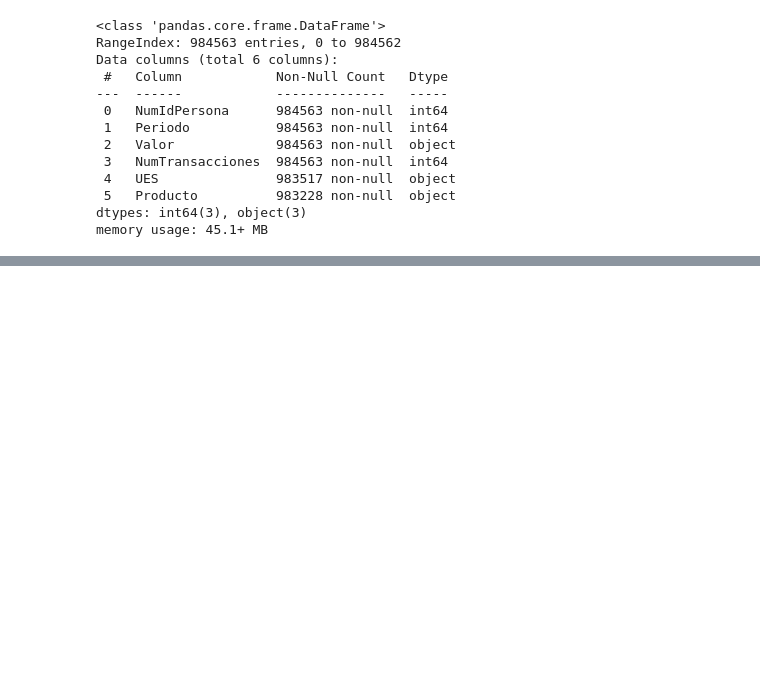
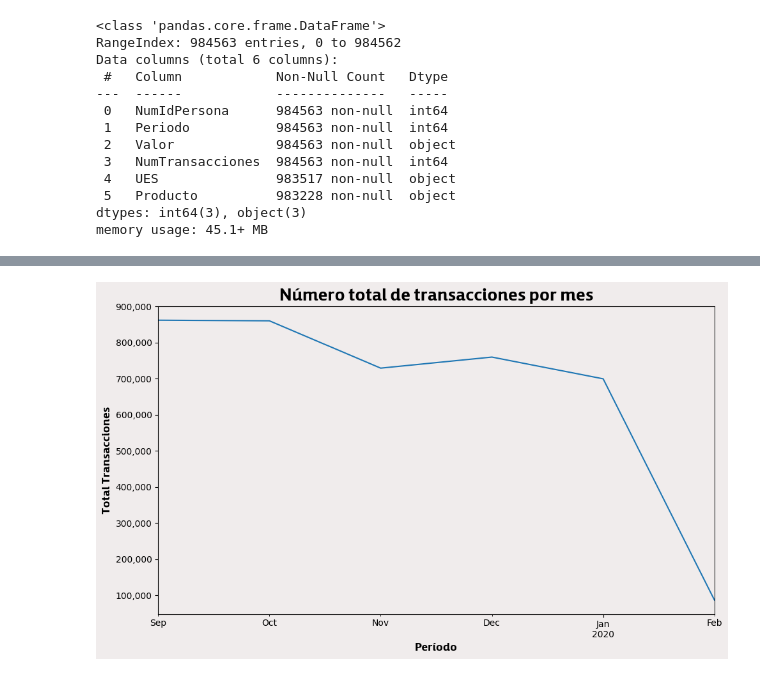
Before and after one commit to DanielAndresD/prueba-tecnica-colsubsidio, a Jupyter notebook: analisis_data.ipynb, the cells around one changed output, grey strips where cells are left out. Drawn from its saved outputs; the diff is of its cells as text; code cells hidden in the pictures; blank space fills up the shorter version.

Commit message:
add 1st and 2nd key question graphs

```diff
--- a/analisis_data.ipynb
+++ b/analisis_data.ipynb
@@ -246,3 +237,6 @@ consumos_df.head(2)
 """Llenar datos nulos de las columnas UES y Supermercados"""
 consumos_df['UES']=consumos_df['UES'].fillna('DESCONOCIDO')
 consumos_df['Producto']=consumos_df['Producto'].fillna('DESCONOCIDO')
+"""Unificar formato de texto"""
+consumos_df['UES']=consumos_df['UES'].str.strip().str.upper()
+consumos_df['Producto']=consumos_df['Producto'].str.strip().str.upper()
@@ -248,0 +276,21 @@ consumos_df['Producto']=consumos_df['Producto'].fillna('DESCONOCIDO')
+# %%
+""" Crear pivot de consumos por periodo"""
+#Calcular el numero total de transacicones por periodo
+consumos_por_periodo = consumos_df.pivot_table(
+    index=['Periodo'],
+    values=['NumTransacciones'],
+    aggfunc=['sum'])
+
+consumos_por_periodo.columns=['Total_Transacciones']
+#Agregar variacion porcentual
+consumos_por_periodo['Porc_Var_Transac']=consumos_por_periodo['Total_Transacciones'].pct_change() * 100
+# Calcular el valor acumulado de ventas y el promedio de pago por transaccion
+consumos_por_periodo['Valor_Acumulado_Millones']= consumos_df.pivot_table(
+    index=['Periodo'],
+    values=['Valor'],
+    aggfunc=[lambda x: round(sum(x)/1000000) ]
+)
+#Agregar variacion porcentual ingresos
+consumos_por_periodo['Porc_Var_Val']=consumos_por_periodo['Valor_Acumulado_Millones'].pct_change() * 100
+
+display(consumos_por_periodo)
@@ -248,0 +306,22 @@ consumos_df['Producto']=consumos_df['Producto'].fillna('DESCONOCIDO')
+# %%
+"""Generar grafico de serie de tiempo numero de transacciones acumuladas por mes"""
+fig1, ax = plt.subplots(1, 1, figsize=(10, 6))
+
+# Grafica la serie de tiempo de NumTransacciones
+consumos_por_periodo['Total_Transacciones'].plot(ax=ax)
+# Configurar Etiquetas
+ax.set_title('Número total de transacciones por mes',fontproperties=font_prop,fontsize=ft_sz_title)
+ax.set_ylabel('Total Transacciones',fontproperties=font_prop,fontsize=ft_sz_label)
+ax.set_xlabel('Período',fontproperties=font_prop,fontsize=ft_sz_label)
+formatter = ticker.FuncFormatter(lambda x, pos: '{:,.0f}'.format(x))
+ax.yaxis.set_major_formatter(formatter)
+
+# Configurar colores
+ax.set_facecolor(col_fondo)
+fig1.set_facecolor(col_fondo)
+fig1.tight_layout()
+
+# Muestra el gráfico
+plt.show()
+# %% [output]
+[figure, added]
```
Also changed, not shown: parts of 21 cells of this notebook, 15 other files.
